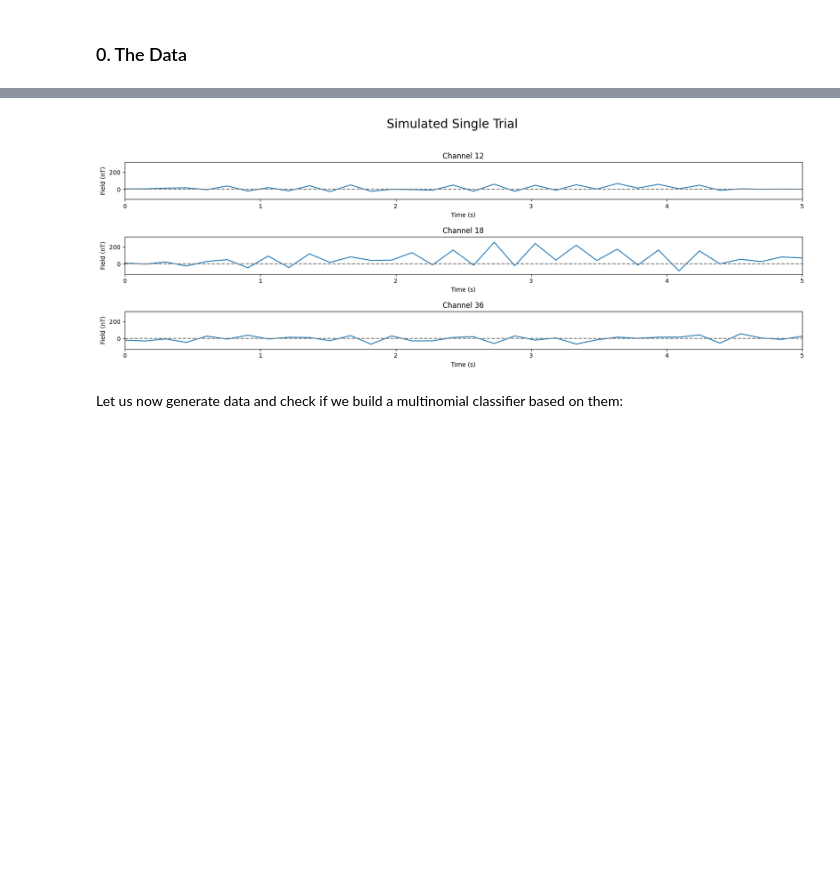
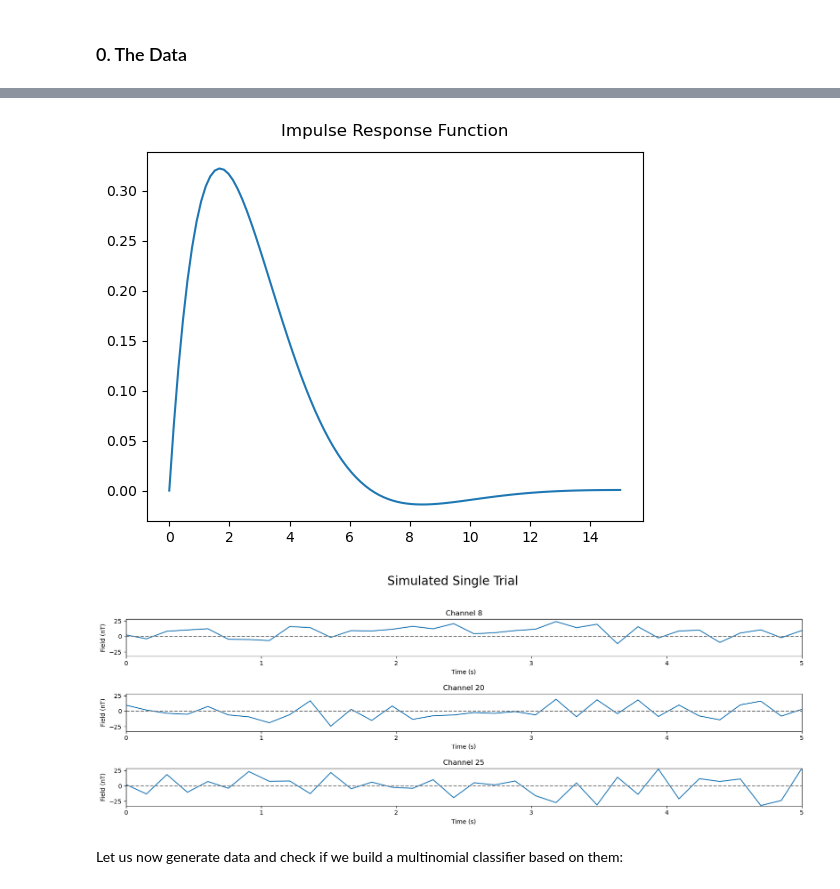
Before and after one commit to adkipnis/compositional-inference-experiment, a Jupyter notebook: simulation-test/spell-decoder.ipynb, the cells around one changed output, grey strips where cells are left out. Saved outputs shown, nothing was run; the diff lists cells and outputs as text; code cells hidden in the pictures; blank space fills up the shorter version.

```diff
--- a/simulation-test/spell-decoder.ipynb
+++ b/simulation-test/spell-decoder.ipynb
@@ -17,13 +18,13 @@ Then there exists a maximum likelihood estimator for $ B_s = (a_s, \mathbf A_s)$
 # %% [markdown]
 ### 0. The Data
 # %%
-nChan = 102 # number of magnetometer channels
-nObs = 50
+nChan = 30 # number of magnetometer channels
+nObs = 20
 nSeconds = 5
 Hz = 20
 nSamples = nSeconds * Hz # 5 seconds of data at 20 Hz
 nSpells = 3
-snr = .1
+snr = .5
 # %%
 def plotMat(matrix: np.ndarray, title: str) -> None:
     fig, ax = plt.subplots()
@@ -63,34 +64,37 @@ plotMat(As[0], "Coefficient Matrix A")
 def genVAR(nChan: int, nSamples: int, mu: np.ndarray, sigma: np.ndarray, A: np.ndarray, irf: np.ndarray) -> np.ndarray:
     x = np.zeros((nChan, nSamples))
     x += np.outer(mu, irf)
     noise = np.random.multivariate_normal(np.zeros(nChan), sigma, size=nSamples).T
     x[:,0] += noise[:,0]
     for t in range(1, nSamples):
         x[:,t] += A @ x[:,t-1] + noise[:,t]
     return x
 
 def plotSomeChannels(x: np.ndarray, nPlots:int, nChan: int, nSamples: int) -> None:
     channels = sorted(np.random.choice(nChan, size=nPlots, replace=False))
     plt.figure(figsize=(20,10))
     plt.suptitle("Simulated Single Trial", fontsize=20)
     t = np.linspace(0, 15, nSamples)
 
     for i, c in enumerate(channels):
         plt.subplot(5, 1, i+1)
         plt.plot(t, x[c,:])
         plt.title(f"Channel {c}")
         plt.xlabel("Time (s)")
         plt.ylabel("Field (nT)")
         plt.xlim([0, nSeconds])
         plt.ylim([np.min(x[channels,:]), np.max(x[channels,:])])
         plt.plot(t, np.ones(nSamples) * [0], color='grey', linestyle='--')
         plt.subplots_adjust(hspace=1.)
 
 _, irf = scipy.signal.impulse(([1.0], [1.0, 2.0, 2.0]), N=nSamples)
+plt.plot(np.linspace(0, 15, nSamples), irf)
+plt.title("Impulse Response Function", fontsize=12, y=1.02)
 x = genVAR(nChan, nSamples, mus[0], sigma, As[0], irf)
 plotSomeChannels(x, 3, nChan, nSamples)
 # %% [output]
-[figure, old version]
+[figure, new version]
+[figure, added]
 # %% [markdown]
 Let us now generate data and check if we build a multinomial classifier based on them:
 # %%
```
Also changed, not shown: parts of 12 cells of this notebook.
